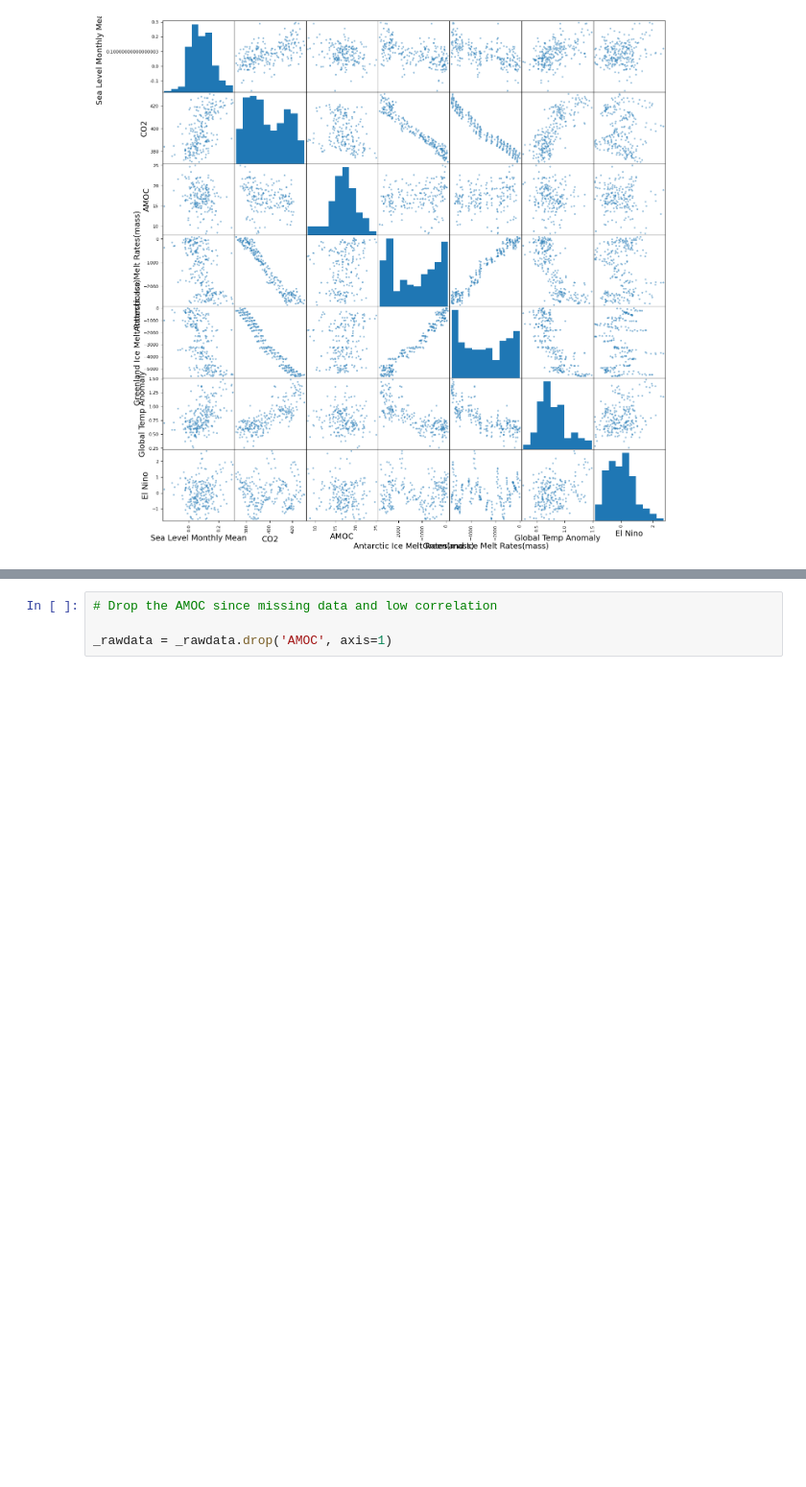
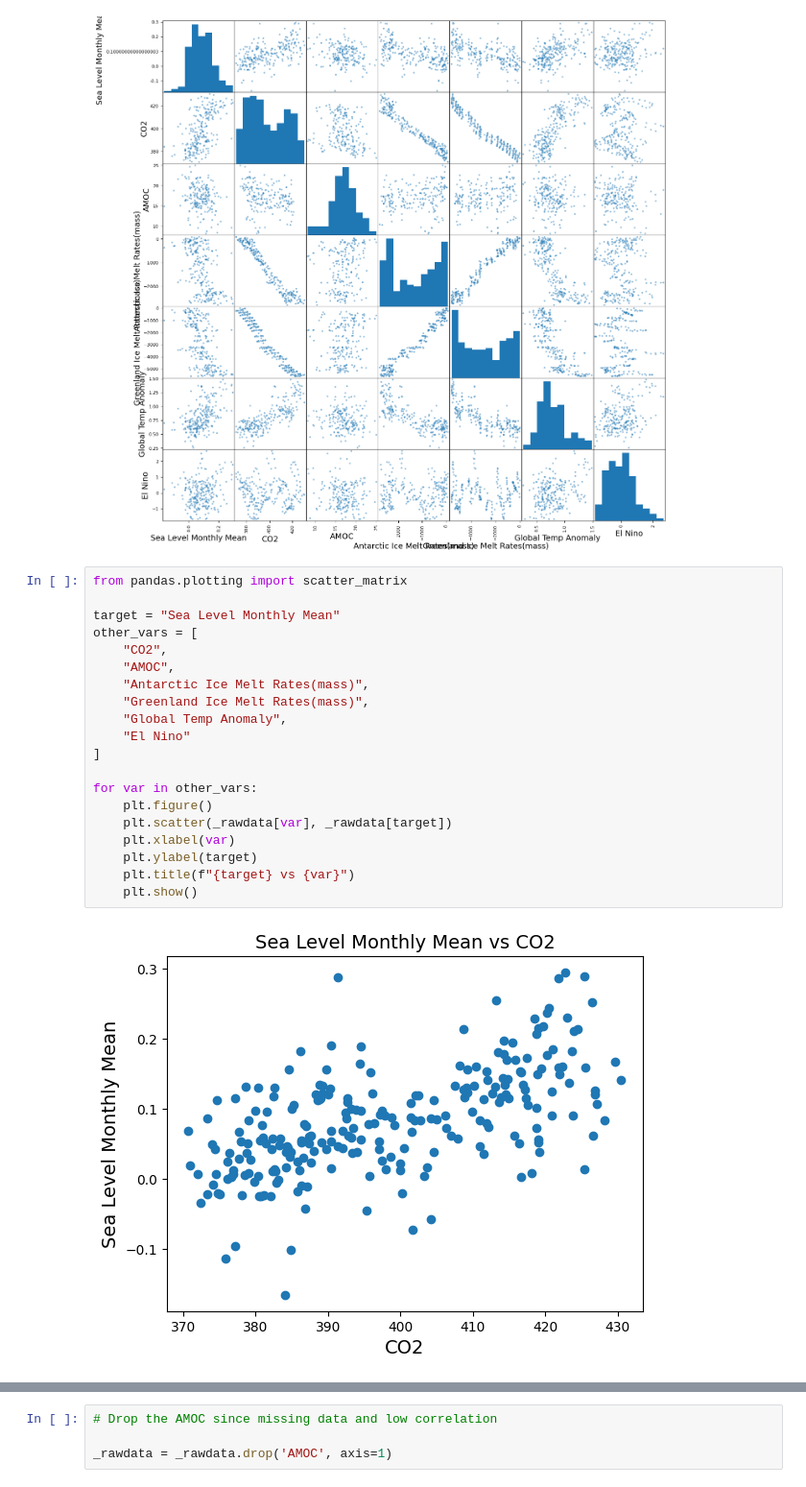
Before and after one commit to ellenyifang2011/sea_level, a Jupyter notebook: src/linear_reg.ipynb, the cells around one changed output, grey strips where cells are left out. Shown at 96% size. Cells and saved outputs as stored; diff of their text form; blank space fills up the shorter version.

```diff
--- a/src/linear_reg.ipynb
+++ b/src/linear_reg.ipynb
@@ -119,3 +174,25 @@ scatter_matrix(_rawdata[attributes], figsize=(16, 16))
 plt.show()
 # %% [output]
 [figure]
+# %%
+from pandas.plotting import scatter_matrix
+
+target = "Sea Level Monthly Mean"
+other_vars = [
+    "CO2",
+    "AMOC",
+    "Antarctic Ice Melt Rates(mass)",
+    "Greenland Ice Melt Rates(mass)",
+    "Global Temp Anomaly",
+    "El Nino"
+]
+
+for var in other_vars:
+    plt.figure()
+    plt.scatter(_rawdata[var], _rawdata[target])
+    plt.xlabel(var)
+    plt.ylabel(target)
+    plt.title(f"{target} vs {var}")
+    plt.show()
+# %% [output]
+[figure, added]
```
Also changed, not shown: parts of 2 cells of this notebook.
